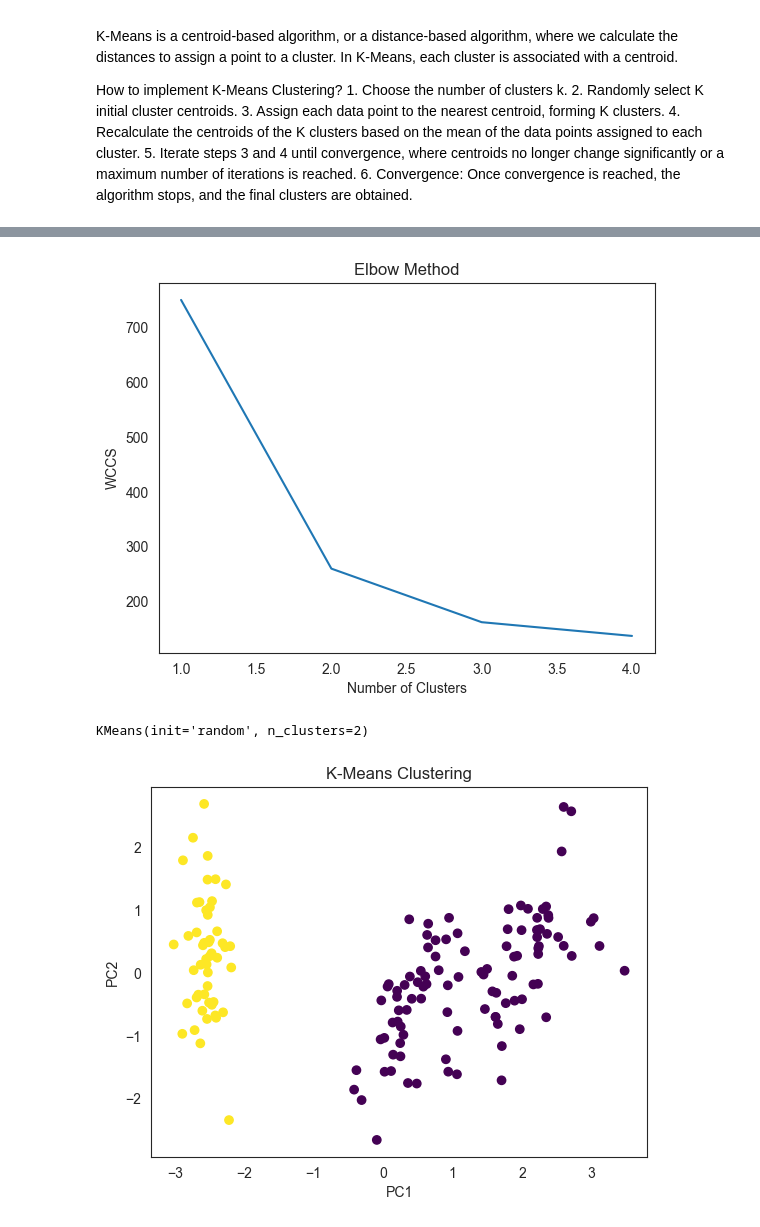
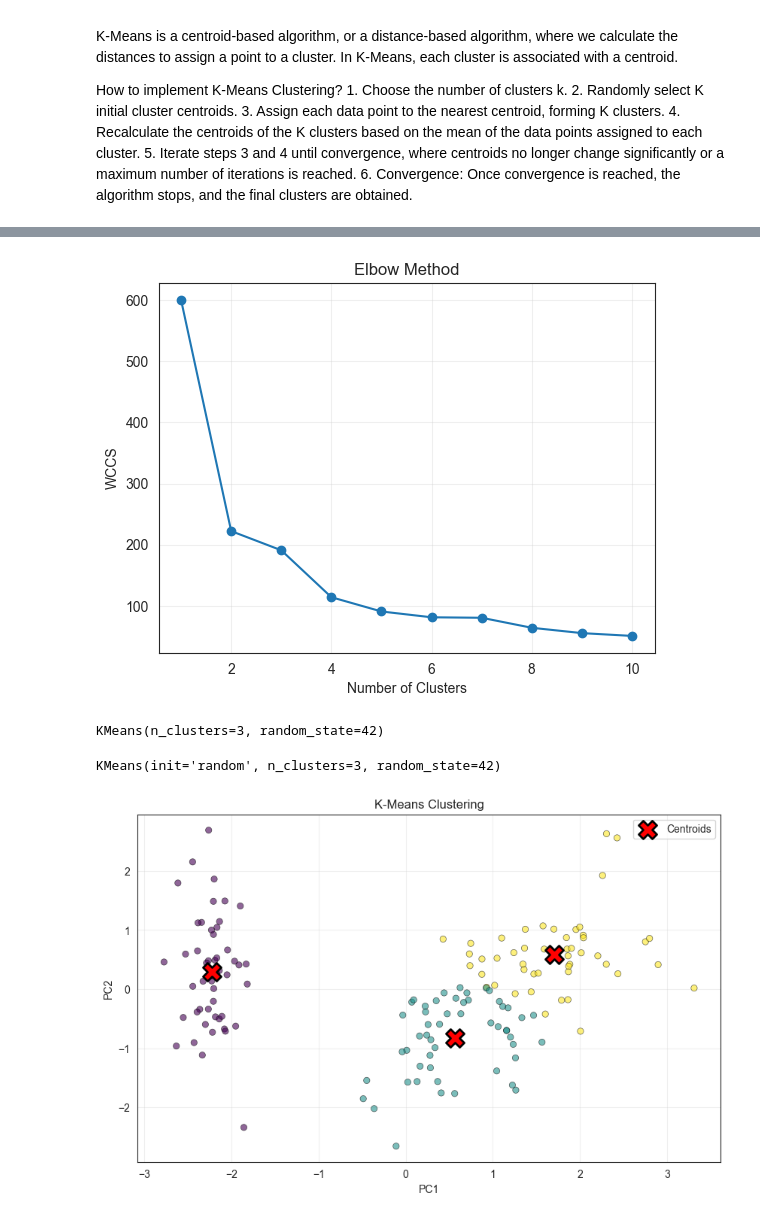
Before and after one commit to tireinny/BANA-212, a Jupyter notebook: Group Assignment_Machine Learning Models.ipynb, the cells around one changed output, grey strips where cells are left out. Cells and saved outputs as stored; diff of their text form; code cells hidden in the pictures.

```diff
--- a/Group Assignment_Machine Learning Models.ipynb
+++ b/Group Assignment_Machine Learning Models.ipynb
@@ -180,10 +180,11 @@ from sklearn.cluster import KMeans
 from sklearn.preprocessing import StandardScaler
 # %%
 scaler = StandardScaler()
+df_features = df.drop(['target'], axis=1)
 df_scaled = pd.DataFrame(
-    scaler.fit_transform(df),
-    columns=df.columns,
-    index=df.index)
+    scaler.fit_transform(df_features),
+    columns=df_features.columns,
+    index=df_features.index)
 # %%
 print(df_scaled)
 # %% [output]
@@ -223,46 +221,50 @@ df_scaled
 # %%
 wccs = [] # Within cluster sum of squares
-for i in range(1,5):
-    kmeans = KMeans(n_clusters=i)
+for i in range(1,11):
+    kmeans = KMeans(n_clusters=i, random_state=42)
     kmeans.fit(df_scaled)
-    wccs.append(kmeans.inertia_
-               )
-
-plt.plot(range(1,5),wccs)
+    wccs.append(kmeans.inertia_)
+plt.plot(range(1,11),wccs, marker='o')
 plt.title('Elbow Method')
 plt.xlabel('Number of Clusters')
 plt.ylabel('WCCS')
+plt.grid(True, alpha=0.3)
 plt.show()
 # %% [output]
-[figure, old version]
+[figure, new version]
 # %%
-#Running the elbow method, determining number of clusters at 2
-
-k = 2
-kmeans = KMeans(n_clusters=k)
+#Running the elbow method, determining number of clusters at 3
+k = 3
+kmeans = KMeans(n_clusters=k, random_state=42)
 kmeans.fit(df_scaled)
-
-OP_NUM_THREADS = 3
+# %% [output]
+KMeans(n_clusters=3, random_state=42)
 # %%
 init_method = 'random'
-kmeans = KMeans(n_clusters=k, init=init_method)
+kmeans = KMeans(n_clusters=k, init=init_method, random_state=42)
 kmeans.fit(df_scaled)
 # %% [output]
-KMeans(init='random', n_clusters=2)
+KMeans(init='random', n_clusters=3, random_state=42)
 # %%
 from sklearn.decomposition import PCA
 
 cluster_assignments = kmeans.labels_
 cluster_centers = kmeans.cluster_centers_
 
 pca = PCA(n_components=2)
 df_pca = pca.fit_transform(df_scaled)
 
-plt.scatter(df_pca[:,0], df_pca[:,1], c=cluster_assignments, cmap='viridis')
-plt.scatter(kmeans.cluster_centers_[:,0], kmeans.cluster_centers_[:,1],s=0,c='red',marker='X')
+# Transform centroids to PCA space
+cluster_centers_pca = pca.transform(cluster_centers)
+
+plt.figure(figsize=(10, 6))
+plt.scatter(df_pca[:,0], df_pca[:,1], c=cluster_assignments, cmap='viridis', alpha=0.6, edgecolors='black', linewidth=0.5)
+plt.scatter(cluster_centers_pca[:,0], cluster_centers_pca[:,1], s=300, c='red', marker='X', edgecolors='black', linewidth=2, label='Centroids')
 plt.xlabel('PC1')
 plt.ylabel('PC2')
 plt.title('K-Means Clustering')
+plt.legend()
+plt.grid(True, alpha=0.3)
 plt.show()
 # %% [output]
-[figure, old version]
+[figure, new version]
```
Also changed, not shown: parts of 3 cells of this notebook.
